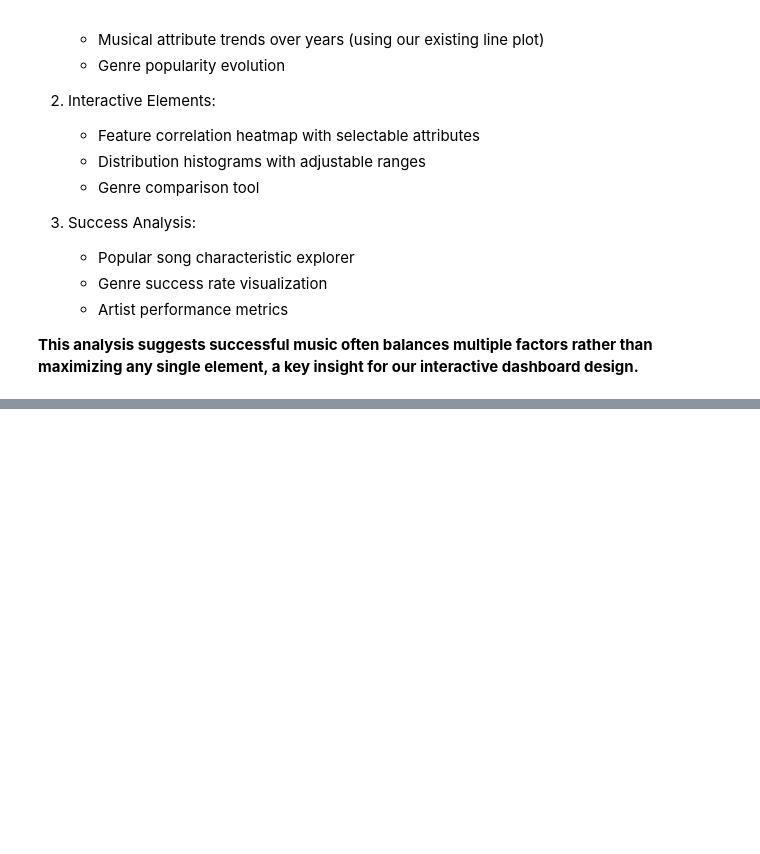
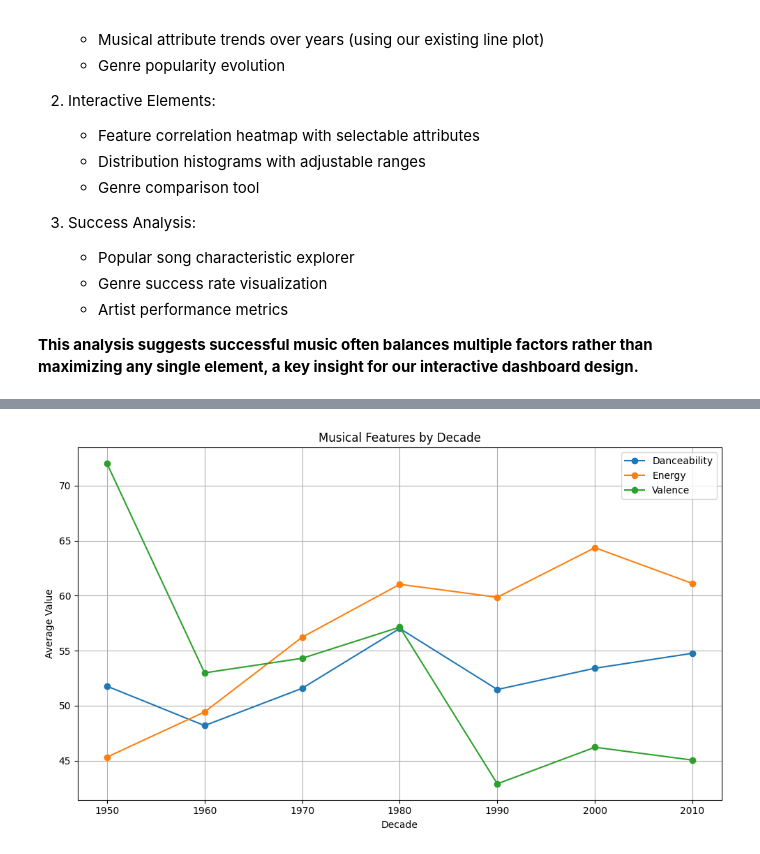
Before and after one commit to betanight/June_Code_Pudding, a Jupyter notebook: notebooks/eli_analysis_viktor.ipynb, the cells around one changed output, grey strips where cells are left out. Saved outputs shown, nothing was run; the diff lists cells and outputs as text; code cells hidden in the pictures; blank space fills up the shorter version.

```diff
--- a/eli_analysis.ipynb
+++ b/notebooks/eli_analysis_viktor.ipynb
@@ -44,10 +44,8 @@ from sklearn import preprocessing, metrics
 import seaborn as sns
 import matplotlib.pyplot as plt
 # %%
-dataset_path = os.path.join('data', 'spotify-2000.csv')
+dataset_path = os.path.join('..', 'data', 'spotify-2000.csv')
 df = pd.read_csv(dataset_path)
-
-df.head()
 # %% [output]
 |  | Index | Title | Artist | Top Genre | Year | Beats Per Minute (BPM) | Energy | Danceability | ... |
 | 0 | 1 | Sunrise | Norah Jones | adult standards | 2004 | 157 | 30 | 53 | ... |
@@ -442,0 +464,11 @@ Recommended Visualizations for Dashboard:(**This is a temporary addition for the
+# %%
+df['decade'] = (df['Year'] // 10) * 10
+decade_means = df.groupby('decade')[['Danceability', 'Energy', 'Valence']].mean()
+decade_means.plot(marker='o', figsize=(10, 6), title='Musical Features by Decade')
+plt.xlabel('Decade')
+plt.ylabel('Average Value')
+plt.grid(True)
+plt.tight_layout()
+plt.show()
+# %% [output]
+[figure, added]
```
Also changed, not shown: parts of 5 cells of this notebook, 2 other files.
